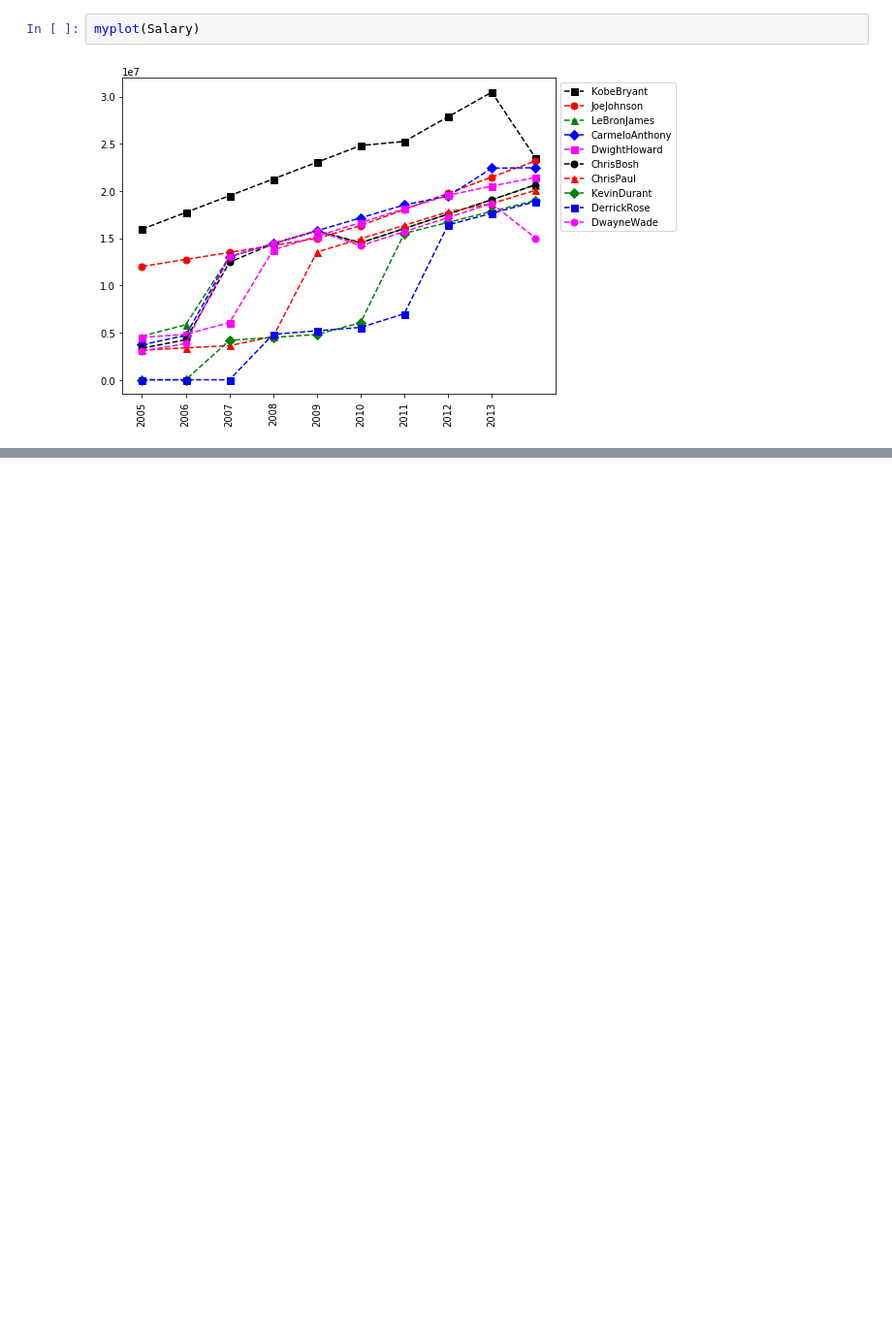
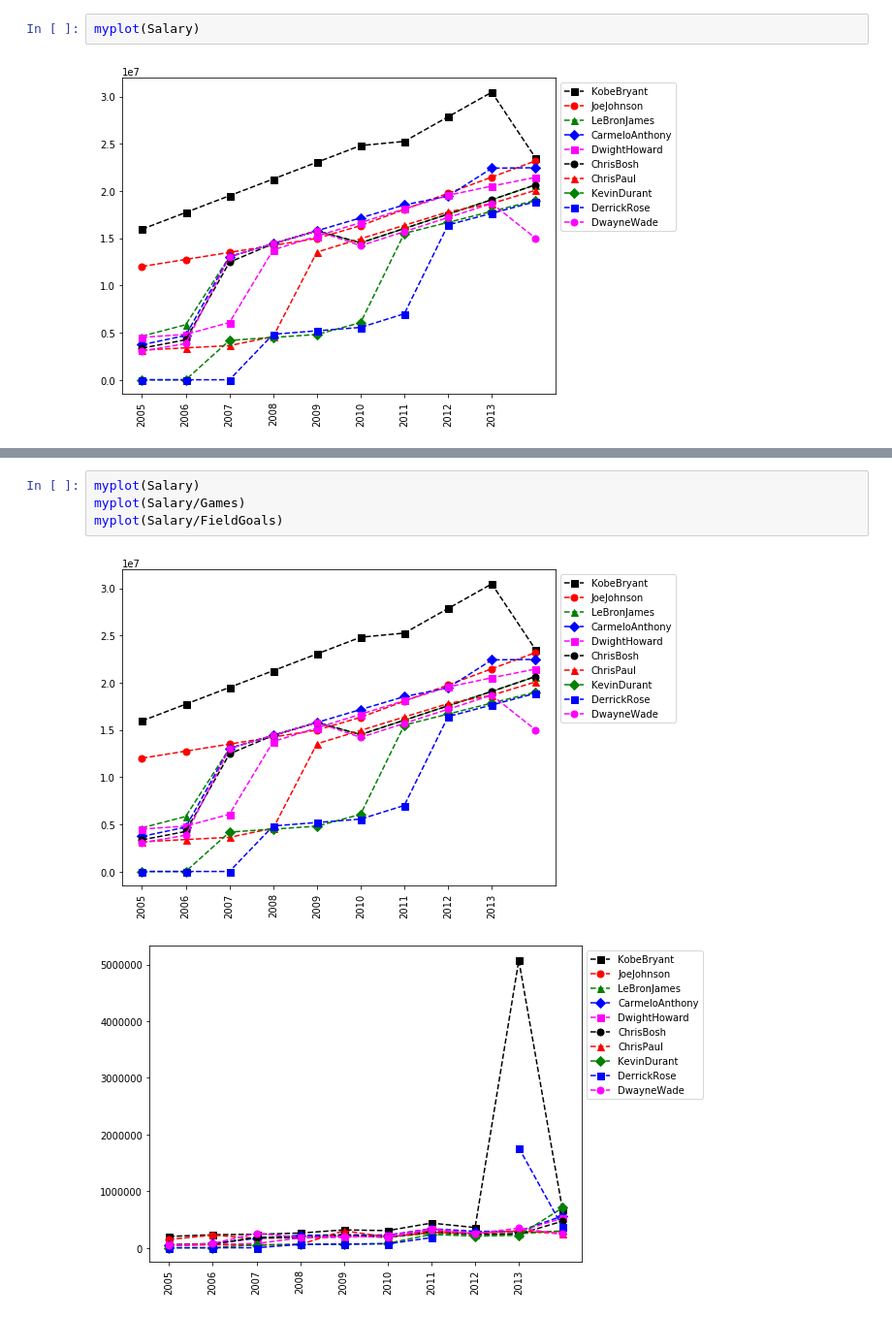
Before and after one commit to meda-cyber/Python_for_Data, a Jupyter notebook: Python for data with A-Z/Dataset of NBA/NBA_Player_Analysis.ipynb, the cells around one changed output, grey strips where cells are left out. Shown at 97% size. Drawn from its saved outputs; the diff is of its cells as text; blank space fills up the shorter version.

```diff
--- a/Python for data with A-Z/Dataset of NBA/NBA_Player_Analysis.ipynb
+++ b/Python for data with A-Z/Dataset of NBA/NBA_Player_Analysis.ipynb
@@ -545,0 +552,7 @@ myplot(Salary)
+# %%
+myplot(Salary)
+myplot(Salary/Games)
+myplot(Salary/FieldGoals)
+# %% [output]
+[figure, added]
+[figure, added]
```
Also changed, not shown: parts of 9 cells of this notebook, 5 other files.
